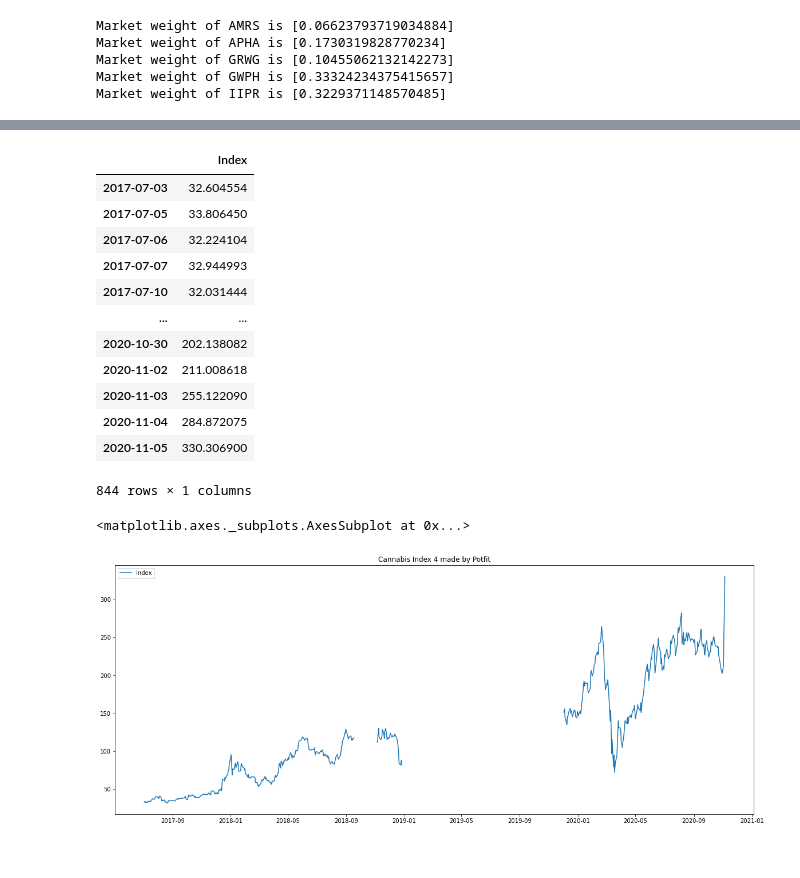
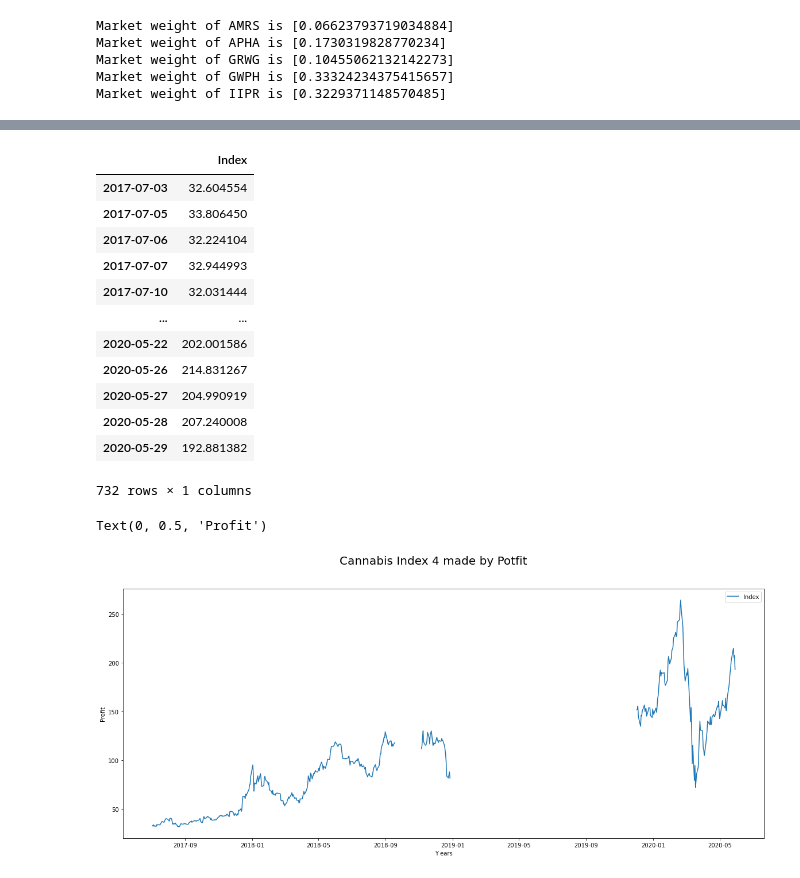
Before and after one commit to jtmcginley123/project-one, a Jupyter notebook: notebooks/jackie.ipynb, the cells around one changed output, grey strips where cells are left out. Cells and saved outputs as stored; diff of their text form; code cells hidden in the pictures.

Commit message:
more charting done, remember not to code 24 hours before presentation to avoid coding errors

```diff
--- a/notebooks/jackie.ipynb
+++ b/notebooks/jackie.ipynb
@@ -29,6 +29,7 @@ alpaca = tradeapi.REST(
     api_version="v2")
 # %%
 today = pd.Timestamp("2017-07-01", tz="America/New_York").isoformat()
+end = pd.Timestamp("2020-5-30", tz="America/New_York").isoformat()
 # %%
 marketcap = [596707000, 552774000, 1444000000, 7596000000, 2113000000, 872504000, 2781000000, 2695000000, 260639000, 20155000, 841917000]
 total_marketcap = [19773696000]
@@ -75,6 +76,7 @@ df_portfolio = alpaca.get_barset(
     tickers,
     timeframe,
     start = today,
+    end = end,
 
 ).df
 
@@ -153,6 +155,7 @@ df_portfolio2 = alpaca.get_barset(
     tickers2,
     timeframe,
     start = today,
+    end = end,
 
 ).df
 
@@ -192,19 +195,20 @@ df_index2
 | 2017-07-07 | 32.944993 |
 | 2017-07-10 | 32.031444 |
 | ... | ... |
-| 2020-10-30 | 202.138082 |
-| 2020-11-02 | 211.008618 |
-| 2020-11-03 | 255.122090 |
-| 2020-11-04 | 284.872075 |
-| 2020-11-05 | 330.306900 |
+| 2020-05-22 | 202.001586 |
+| 2020-05-26 | 214.831267 |
+| 2020-05-27 | 204.990919 |
+| 2020-05-28 | 207.240008 |
+| 2020-05-29 | 192.881382 |
-844 rows × 1 columns
+732 rows × 1 columns
 # %%
-df_index2.plot(title="Cannabis Index 4 made by Potfit", figsize=(20,8))
-# plt.xlabel('Y ears', fontsize = 10)
-# plt.ylabel('Percent of Age Group')
+df_index2.plot(figsize=(20,8))
+plt.suptitle('Cannabis Index 4 made by Potfit', fontsize=20)
+plt.xlabel('Y ears', fontsize = 10)
+plt.ylabel('Profit')
 # %% [output]
-<matplotlib.axes._subplots.AxesSubplot at 0x...>
+Text(0, 0.5, 'Profit')
-[figure, old version]
+[figure, new version]
 # %%
 df_daily_returns = df_closing_prices.pct_change()
 
```
Also changed, not shown: parts of 6 cells of this notebook, 3 other files.
